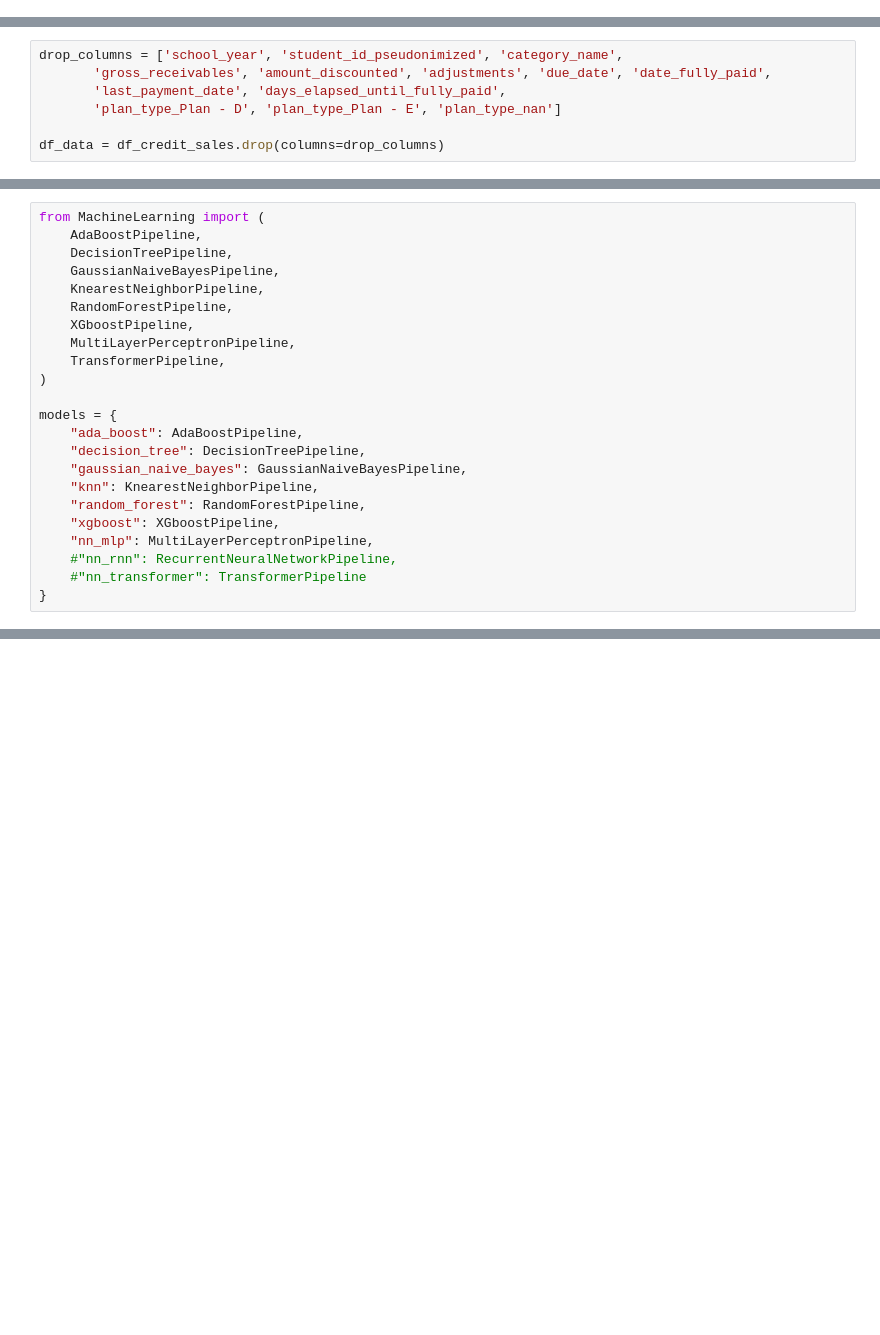
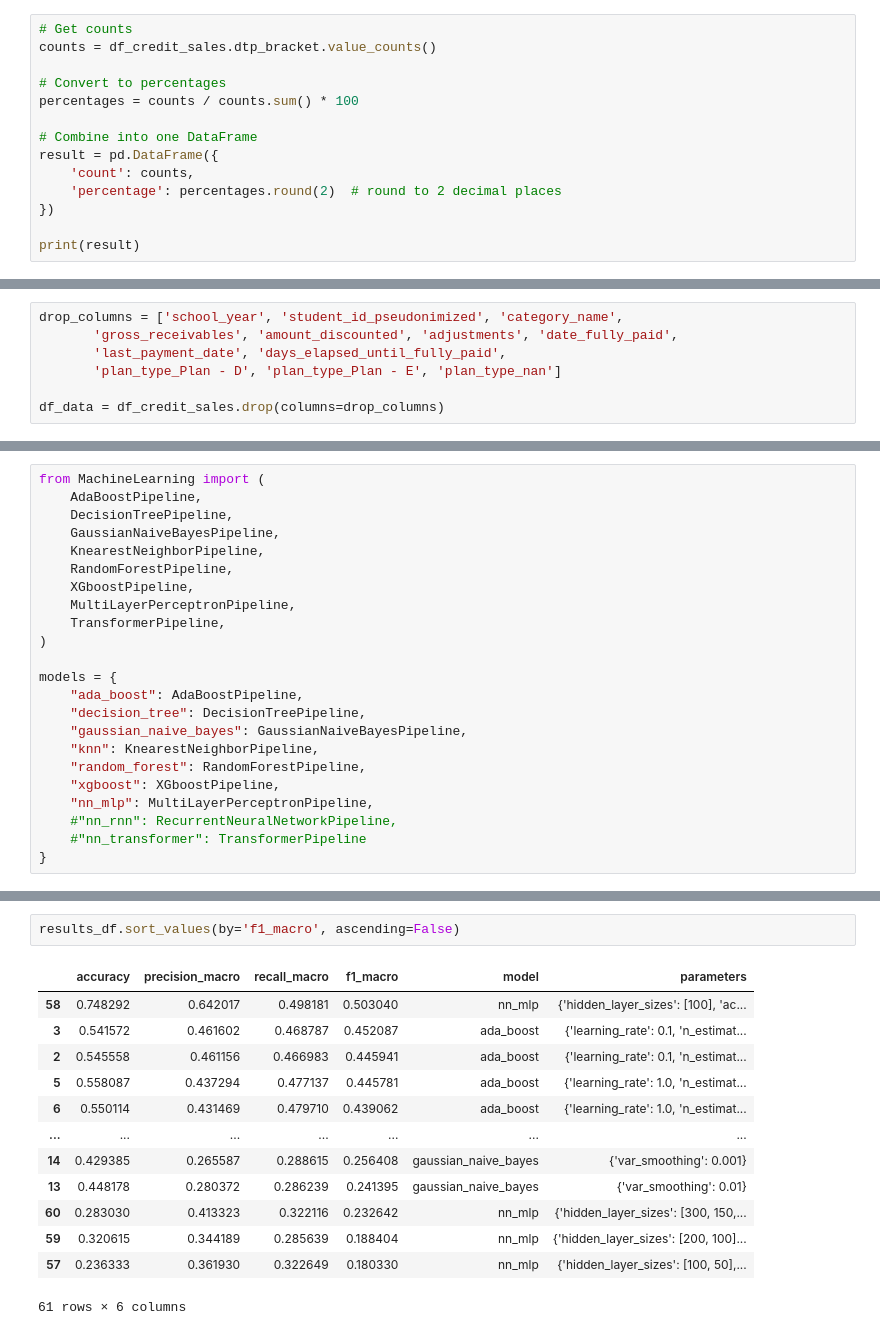
Before and after one commit to anneryeo/THESIS-Utilizing-ML-to-Solve-the-IPPP, a Jupyter notebook: Machine Learning.ipynb, the cells around one changed output, grey strips where cells are left out. Cells and saved outputs as stored; diff of their text form; blank space fills up the shorter version.

```diff
--- a/Machine Learning.ipynb
+++ b/Machine Learning.ipynb
@@ -51,0 +81,14 @@ df_credit_sales
+# %%
+# Get counts
+counts = df_credit_sales.dtp_bracket.value_counts()
+
+# Convert to percentages
+percentages = counts / counts.sum() * 100
+
+# Combine into one DataFrame
+result = pd.DataFrame({
+    'count': counts,
+    'percentage': percentages.round(2)  # round to 2 decimal places
+})
+
+print(result)
@@ -108,6 +176,6 @@ plt.show()
 # %%
 drop_columns = ['school_year', 'student_id_pseudonimized', 'category_name',
-       'gross_receivables', 'amount_discounted', 'adjustments', 'due_date', 'date_fully_paid',
+       'gross_receivables', 'amount_discounted', 'adjustments', 'date_fully_paid',
        'last_payment_date', 'days_elapsed_until_fully_paid',
        'plan_type_Plan - D', 'plan_type_Plan - E', 'plan_type_nan']
 
@@ -189,0 +293,16 @@ print("All results saved to model_results.xlsx")
+# %%
+results_df.sort_values(by='f1_macro', ascending=False)
+# %% [output]
+|  | accuracy | precision_macro | recall_macro | f1_macro | model | parameters |
+| 58 | 0.748292 | 0.642017 | 0.498181 | 0.503040 | nn_mlp | {'hidden_layer_sizes': [100], 'ac... |
+| 3 | 0.541572 | 0.461602 | 0.468787 | 0.452087 | ada_boost | {'learning_rate': 0.1, 'n_estimat... |
+| 2 | 0.545558 | 0.461156 | 0.466983 | 0.445941 | ada_boost | {'learning_rate': 0.1, 'n_estimat... |
+| 5 | 0.558087 | 0.437294 | 0.477137 | 0.445781 | ada_boost | {'learning_rate': 1.0, 'n_estimat... |
+| 6 | 0.550114 | 0.431469 | 0.479710 | 0.439062 | ada_boost | {'learning_rate': 1.0, 'n_estimat... |
+| ... | ... | ... | ... | ... | ... | ... |
+| 14 | 0.429385 | 0.265587 | 0.288615 | 0.256408 | gaussian_naive_bayes | {'var_smoothing': 0.001} |
+| 13 | 0.448178 | 0.280372 | 0.286239 | 0.241395 | gaussian_naive_bayes | {'var_smoothing': 0.01} |
+| 60 | 0.283030 | 0.413323 | 0.322116 | 0.232642 | nn_mlp | {'hidden_layer_sizes': [300, 150,... |
+| 59 | 0.320615 | 0.344189 | 0.285639 | 0.188404 | nn_mlp | {'hidden_layer_sizes': [200, 100]... |
+| 57 | 0.236333 | 0.361930 | 0.322649 | 0.180330 | nn_mlp | {'hidden_layer_sizes': [100, 50],... |
+61 rows × 6 columns
```
Also changed, not shown: parts of 12 cells of this notebook.
